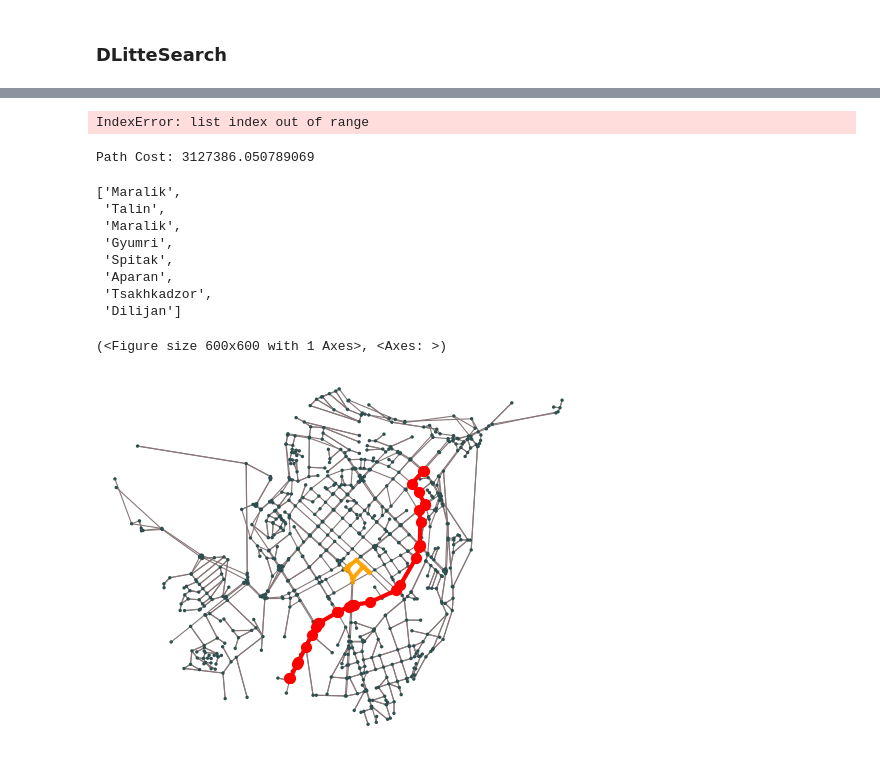
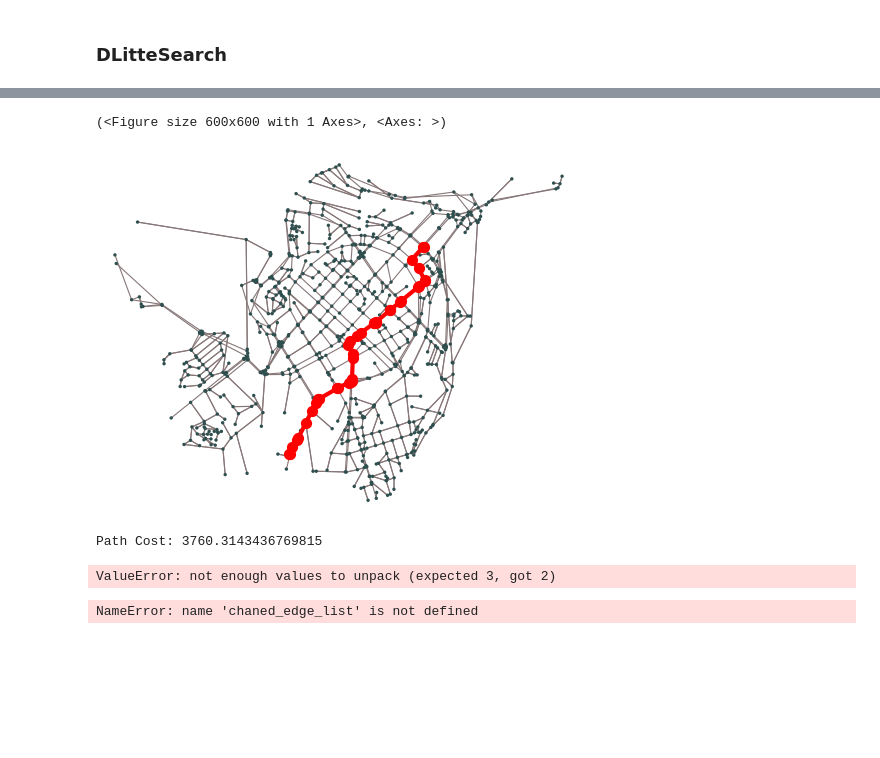
Before and after one commit to nane-khachatryan21/ai-pathfinding-project, a Jupyter notebook: src/usage.ipynb, the cells around one changed output, grey strips where cells are left out. Drawn from its saved outputs; the diff is of its cells as text; code cells hidden in the pictures; blank space fills up the shorter version.

```diff
--- a/src/usage.ipynb
+++ b/src/usage.ipynb
@@ -205,7 +196,7 @@ def plot_graph_with_path(
     edge_color="red",
     blocked_edges=None,
     blocked_color="orange",
-    blocked_width=3
+    blocked_width=4
 ):
     """
     G             : OSMnx/NetworkX graph
@@ -292,30 +264,21 @@ scheduler = EdgeCostChanger(G, node_to_block, radius=1, time_to_block=0, factor=
+# %%
+plot_graph_with_path(G, path)
+# %% [output]
+(<Figure size 600x600 with 1 Axes>, <Axes: >)
+[figure, added]
 # %%
-# start_node_id = list(G.nodes)[0]
-# goal_node_id = list(G.nodes)[564]
-# dlit = DStarSearch(G, start_node_id, goal_node_id, edge_cost_changer=scheduler) #no edge cost occurs
-# path, chaned_edge_list, nodes_expanded = dlit.main()  #change edge list will return none as no edge is beign changed
+node_to_block = path[11]
+node_to_block
+G_work = G.copy()
+scheduler = EdgeCostChanger(G_work, node_to_block, radius=2, time_to_block=2, factor=100)
+start_node_id = list(G_work.nodes)[0]
+goal_node_id = list(G_work.nodes)[564]
+dlit = DStarSearch(G_work, start_node_id, goal_node_id, edge_cost_changer=scheduler) #no edge cost occurs
+path, chaned_edge_list, nodes_expanded = dlit.main()  #change edge list will return none as no edge is beign changed
 # %% [output]
-IndexError: list index out of range
+Path Cost: 3760.3143436769815
+ValueError: not enough values to unpack (expected 3, got 2)
-# %%
-start_node_id = list(G.nodes)[0]
-goal_node_id = list(G.nodes)[10]
-dlit = DStarSearch(G, start_node_id, goal_node_id, edge_cost_changer=scheduler) #no edge cost occurs
-path, chaned_edge_list, nodes_expanded = dlit.main()
-# %% [output]
-Path Cost: 3127386.050789069
-# %%
-path
-# %% [output]
-['Maralik',
- 'Talin',
- 'Maralik',
- 'Gyumri',
- 'Spitak',
- 'Aparan',
- 'Tsakhkadzor',
- 'Dilijan']
-# %%
-plot_graph_with_path(G, path, blocked_edges=chaned_edge_list)
-# %% [output]
-(<Figure size 600x600 with 1 Axes>, <Axes: >)
-[figure, removed]
+# %%
+plot_graph_with_path(G_work, path, blocked_edges=chaned_edge_list, edge_color='red')
+# %% [output]
+NameError: name 'chaned_edge_list' is not defined
```
Also changed, not shown: parts of 25 cells of this notebook, 12 other files.
